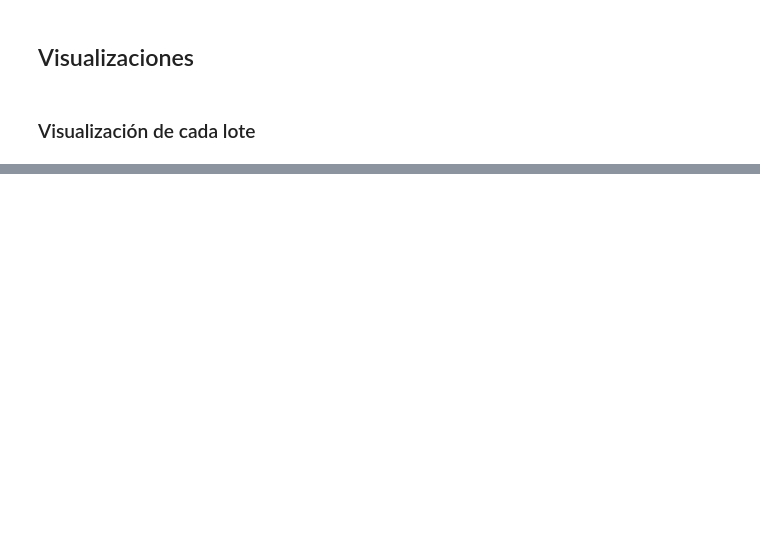
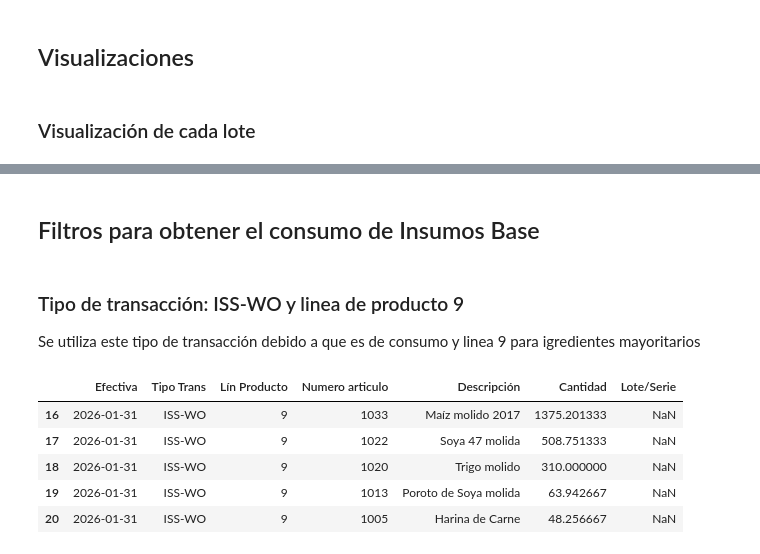
Before and after one commit to ctobar96/avian-data-ml-pipeline, a Jupyter notebook: notebooks/CantidadAlimentoCreado.ipynb, the cells around one changed output, grey strips where cells are left out. Cells and saved outputs as stored; diff of their text form; code cells hidden in the pictures; blank space fills up the shorter version.

```diff
--- a/notebooks/CantidadAlimentoCreado.ipynb
+++ b/notebooks/CantidadAlimentoCreado.ipynb
@@ -133,0 +195,25 @@ plt.show()
+# %% [markdown]
+## Filtros para obtener el consumo de Insumos Base
+# %% [markdown]
+### Tipo de transacción: ISS-WO y linea de producto 9
+Se utiliza este tipo de transacción debido a que es de consumo y linea 9 para igredientes mayoritarios
+# %%
+# Definir el tipo de transacción que indica creación de alimento
+transaccion_consumo_mayoritario = ['ISS-WO']
+linea_producto_alimento = [9]
+
+# Filtrar el DataFrame para obtener solo las filas donde el tipo de transacción es 'RCT-WO'
+df_creacion_consumo_mayoritario = df_filtrado[df_filtrado['Tipo Trans'].isin(transaccion_consumo_mayoritario) & df_filtrado['Lín Producto'].isin(linea_producto_alimento)].copy()
+
+# Convertir la columna 'Cantidad' a valores absolutos (positivos)
+df_creacion_consumo_mayoritario['Cantidad'] = df_creacion_consumo_mayoritario['Cantidad'].abs()
+
+# Mostrar las primeras filas del DataFrame filtrado por creación de alimento
+display(df_creacion_consumo_mayoritario.head())
+# %% [output]
+|  | Efectiva | Tipo Trans | Lín Producto | Numero articulo | Descripción | Cantidad | Lote/Serie |
+| 16 | 2026-01-31 | ISS-WO | 9 | 1033 | Maíz molido 2017 | 1375.201333 | NaN |
+| 17 | 2026-01-31 | ISS-WO | 9 | 1022 | Soya 47 molida | 508.751333 | NaN |
+| 18 | 2026-01-31 | ISS-WO | 9 | 1020 | Trigo molido | 310.000000 | NaN |
+| 19 | 2026-01-31 | ISS-WO | 9 | 1013 | Poroto de Soya molida | 63.942667 | NaN |
+| 20 | 2026-01-31 | ISS-WO | 9 | 1005 | Harina de Carne | 48.256667 | NaN |
```
Also changed, not shown: parts of 10 cells of this notebook.
